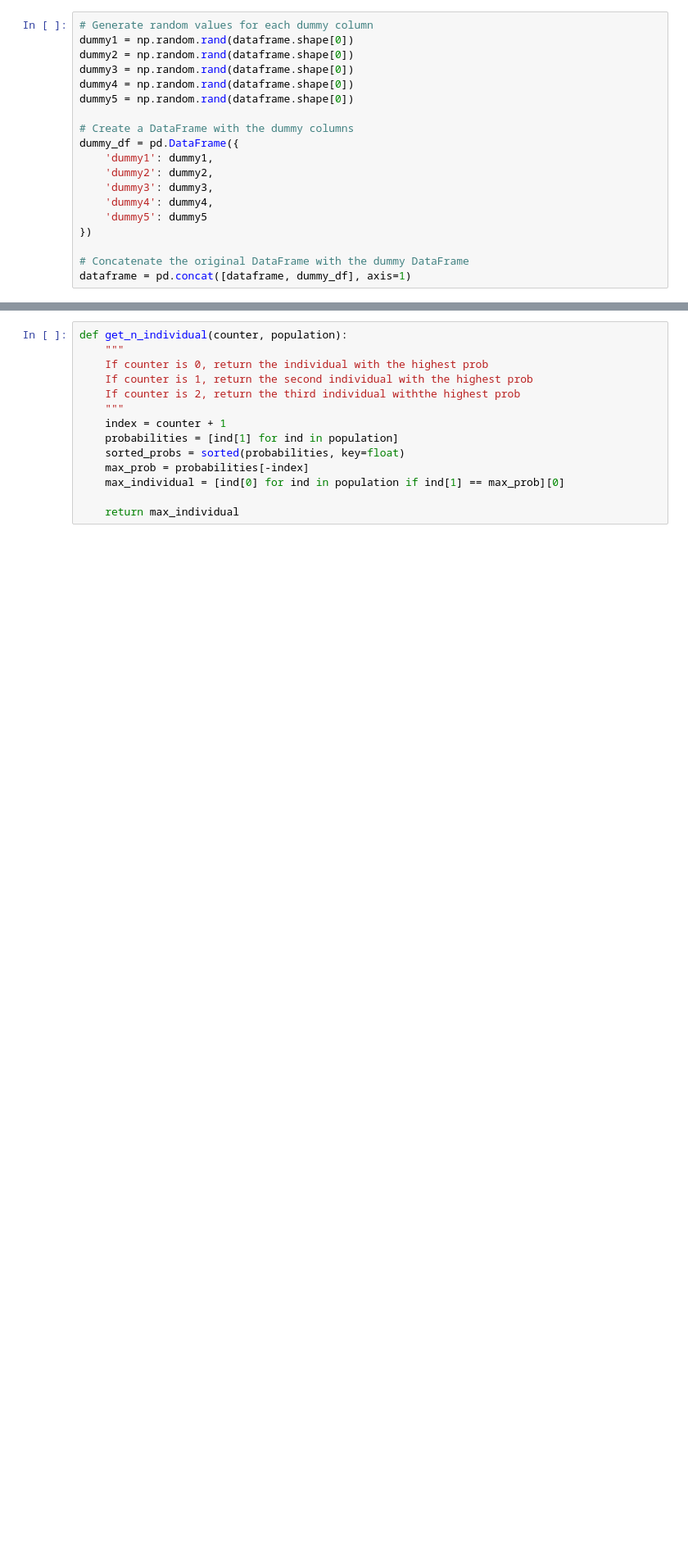
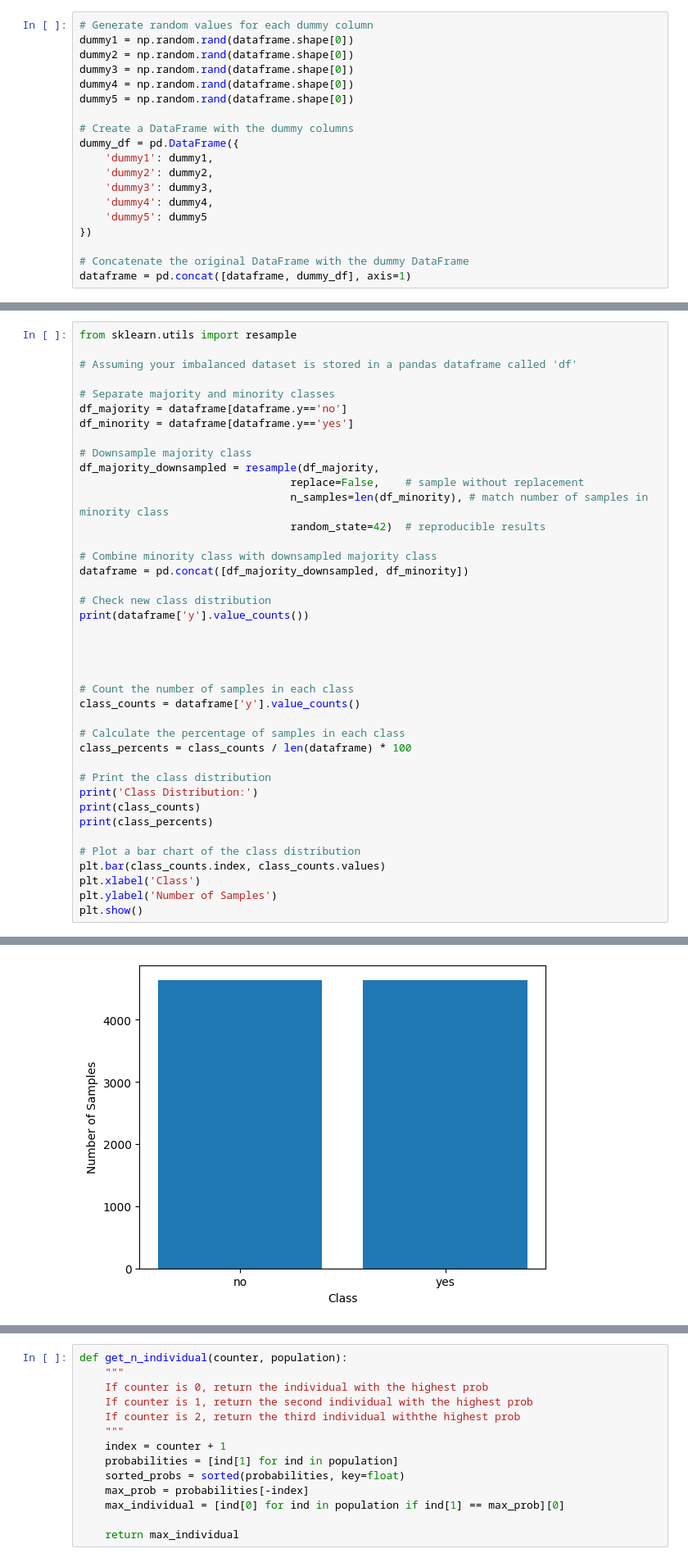
Before and after one commit to Waqasii/BestFeatureSelectionUsingGA, a Jupyter notebook: FeatureSelectionUsingGA.ipynb, the cells around one changed output, grey strips where cells are left out. Shown at 82% size. Saved outputs shown, nothing was run; the diff lists cells and outputs as text; blank space fills up the shorter version.

```diff
--- a/FeatureSelectionUsingGA.ipynb
+++ b/FeatureSelectionUsingGA.ipynb
@@ -139,0 +168,41 @@ Number of missing instances:  0
+# %%
+from sklearn.utils import resample
+
+# Assuming your imbalanced dataset is stored in a pandas dataframe called 'df'
+
+# Separate majority and minority classes
+df_majority = dataframe[dataframe.y=='no']
+df_minority = dataframe[dataframe.y=='yes']
+
+# Downsample majority class
+df_majority_downsampled = resample(df_majority,
+                                 replace=False,    # sample without replacement
+                                 n_samples=len(df_minority), # match number of samples in minority class
+                                 random_state=42)  # reproducible results
+
+# Combine minority class with downsampled majority class
+dataframe = pd.concat([df_majority_downsampled, df_minority])
+
+# Check new class distribution
+print(dataframe['y'].value_counts())
+
+
+
+
+# Count the number of samples in each class
+class_counts = dataframe['y'].value_counts()
+
+# Calculate the percentage of samples in each class
+class_percents = class_counts / len(dataframe) * 100
+
+# Print the class distribution
+print('Class Distribution:')
+print(class_counts)
+print(class_percents)
+
+# Plot a bar chart of the class distribution
+plt.bar(class_counts.index, class_counts.values)
+plt.xlabel('Class')
+plt.ylabel('Number of Samples')
+plt.show()
+# %% [output]
@@ -140 +219,2 @@ Number of missing instances:  0
+[figure, added]
 # %% [markdown]
```
Also changed, not shown: parts of 43 cells of this notebook.
